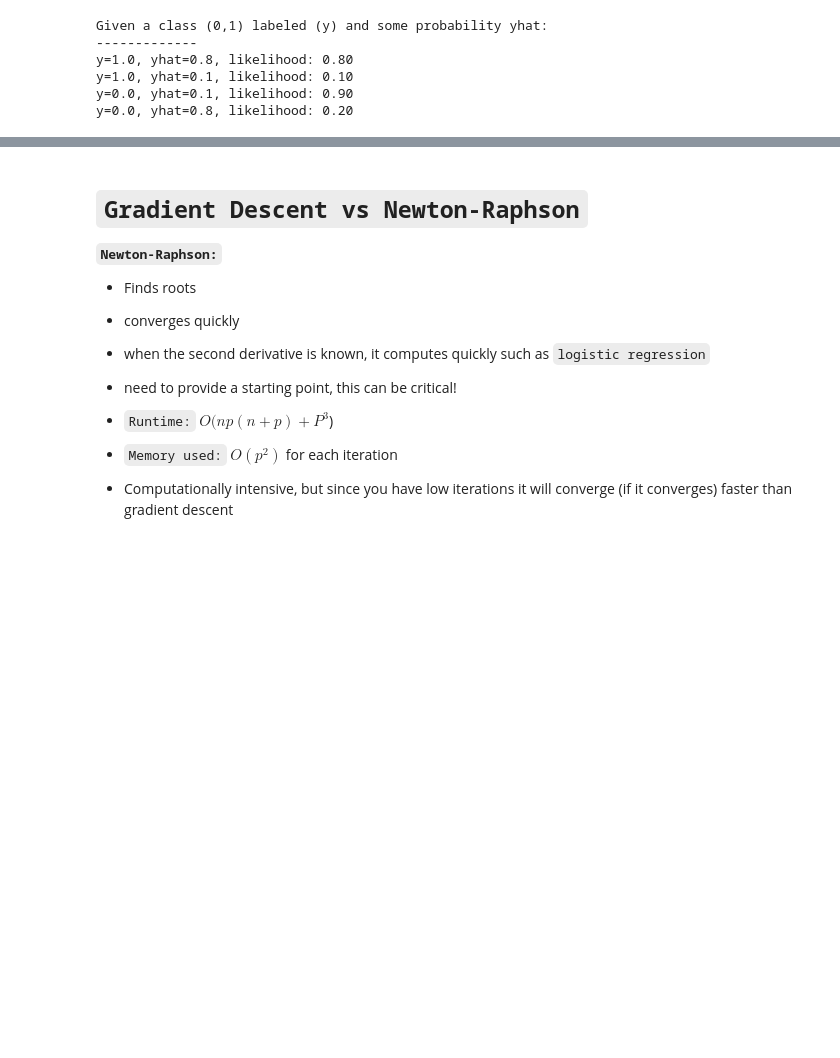
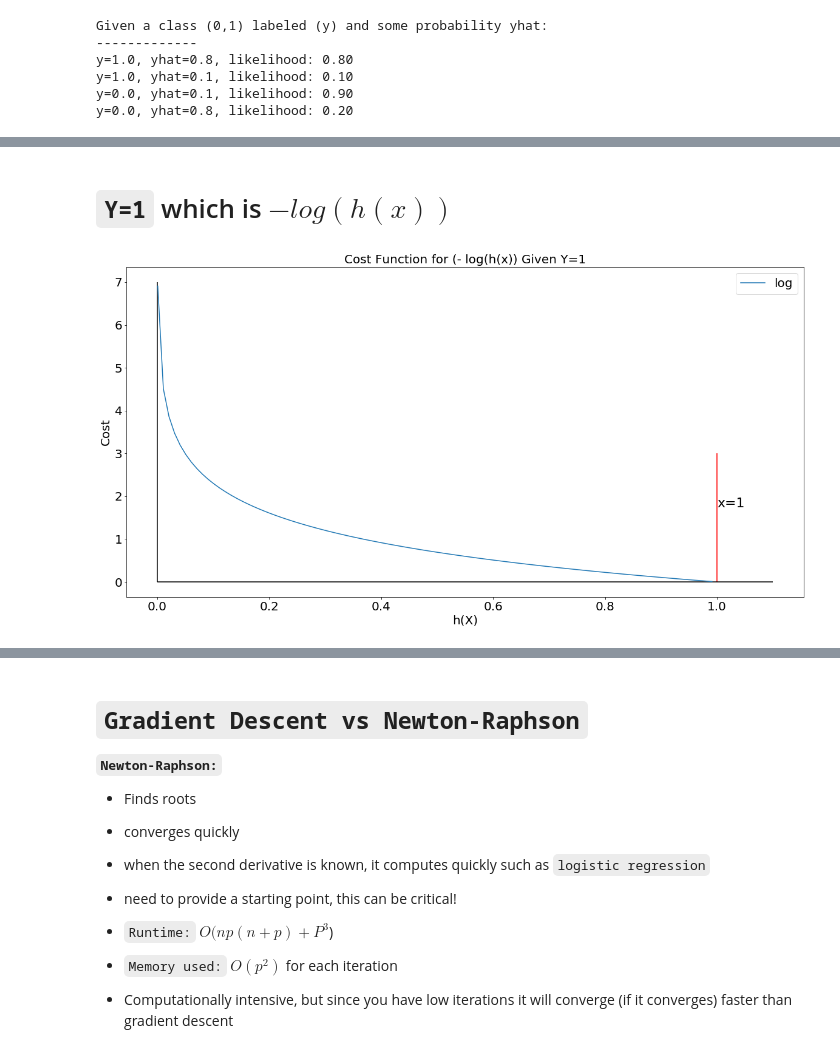
Before and after one commit to MrFuguDataScience/sklearn, a Jupyter notebook: SkLearn_02.ipynb, the cells around one changed output, grey strips where cells are left out. Drawn from its saved outputs; the diff is of its cells as text; code cells hidden in the pictures; blank space fills up the shorter version.

```diff
--- a/SkLearn_02.ipynb
+++ b/SkLearn_02.ipynb
@@ -351,0 +387,20 @@ y=0.0, yhat=0.8, likelihood: 0.20
+# %% [markdown]
+# `Y=1` which is $-log(h(x))$
+# %%
+x = np.arange(0.001,1,0.01)
+y = -np.log(x)
+plt.figure(figsize=(20,10))
+plt.rc('xtick', labelsize=20)
+plt.rc('ytick', labelsize=20)
+plt.vlines(x=1,ymin=0,ymax=3, colors='red', linestyles='solid')
+plt.text(1,1.75,'x=1',size=22)
+plt.hlines(y=0,xmin=0,xmax=1.1, colors='black', linestyles='solid')
+plt.vlines(x=0,ymin=0,ymax=7, colors='black', linestyles='solid')
+plt.xlabel("h(X)",size=20)
+plt.ylabel("Cost",size=20)
+plt.plot(x,y,label='log')
+plt.title("Cost Function for (- log(h(x)) Given Y=1",fontsize=20)
+plt.legend(fontsize=20)
+plt.show()
+# %% [output]
+[figure, added]
```
Also changed, not shown: parts of 18 cells of this notebook.
